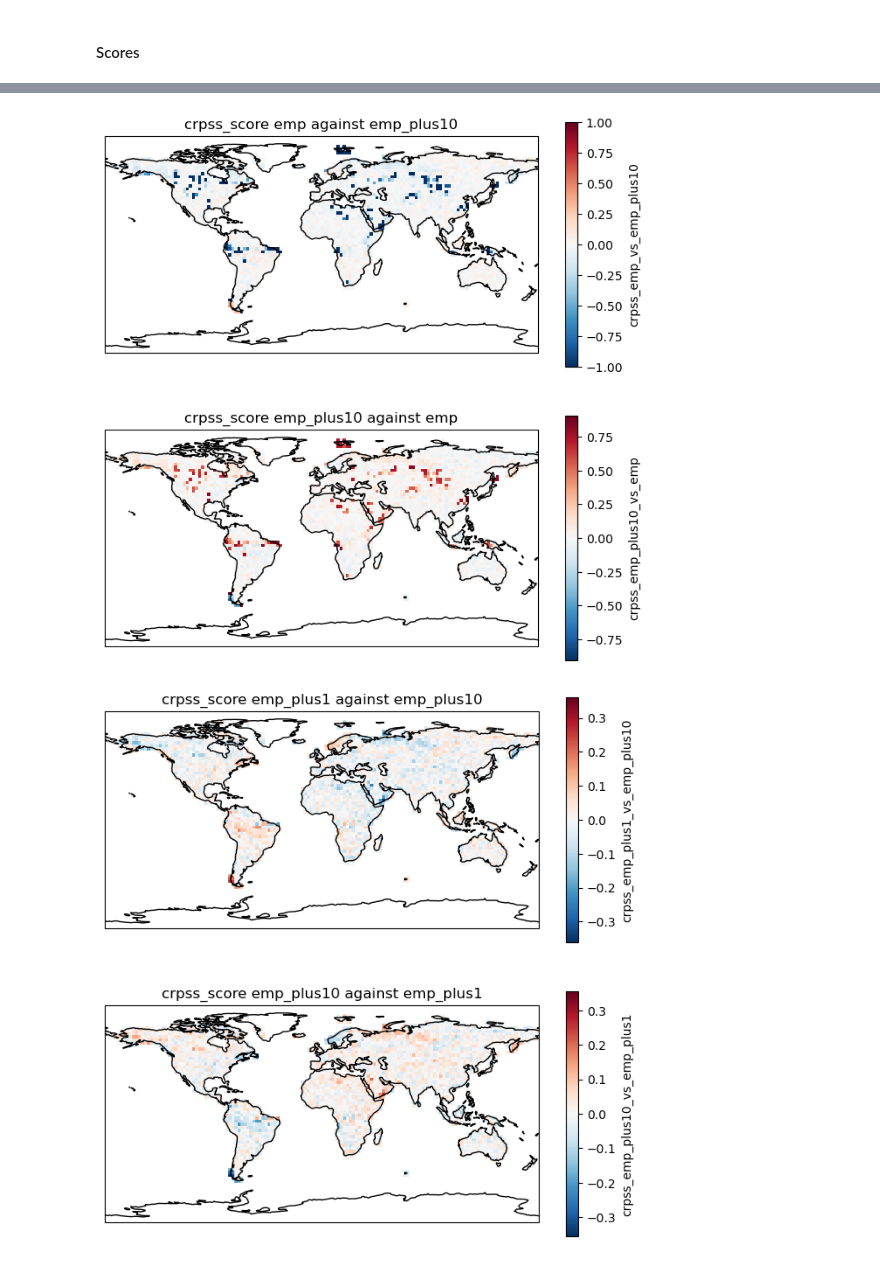
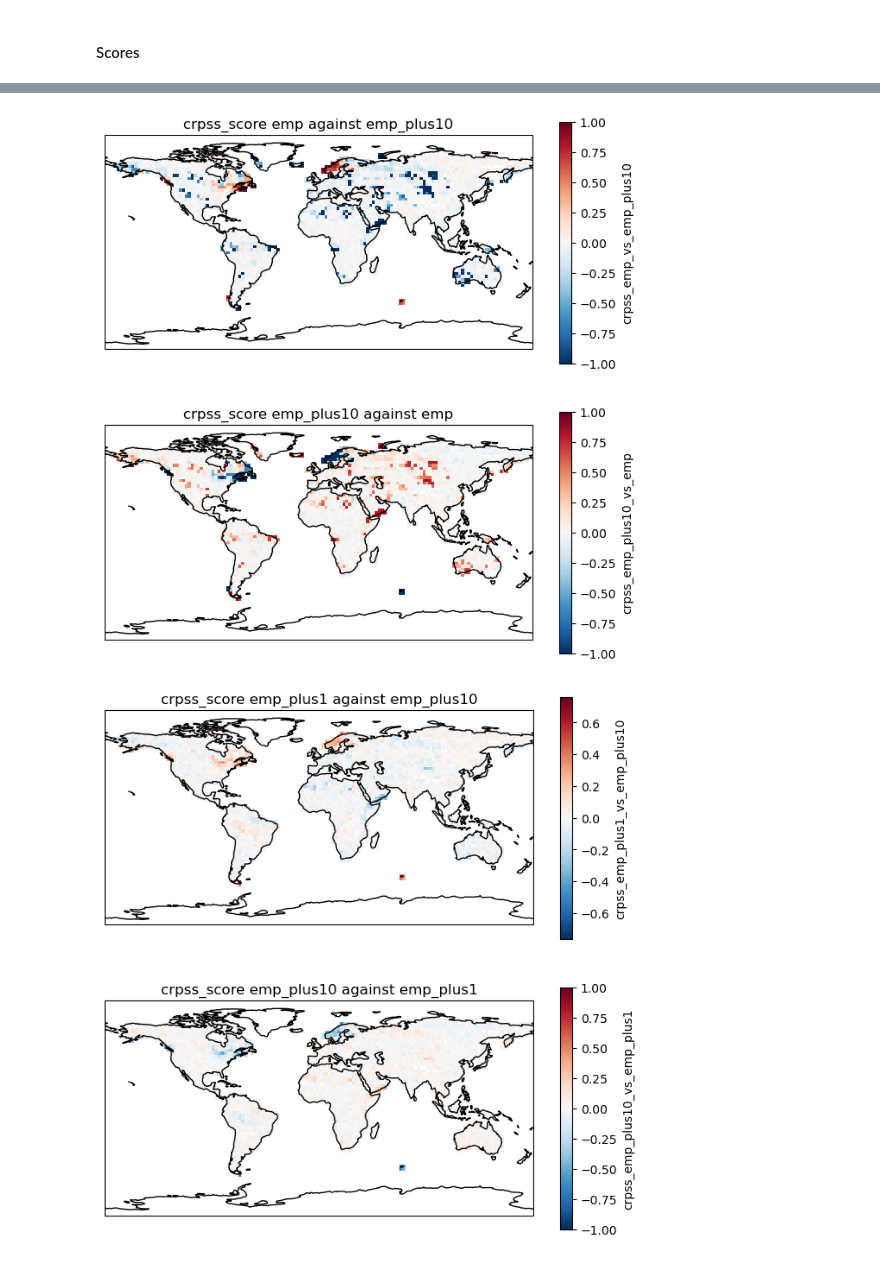
Before and after one commit to pjunghans1234/bachelorarbeit, a Jupyter notebook: Notebooks_variations/2_Maximas/comparison_maximas_crps_score.ipynb, the cells around one changed output, grey strips where cells are left out. Saved outputs shown, nothing was run; the diff lists cells and outputs as text; code cells hidden in the pictures.

Commit message:
Snacpshot_of_the_code_used_for_variants_plots

```diff
--- a/Notebooks_variations/2_Maximas/comparison_maximas_crps_score.ipynb
+++ b/Notebooks_variations/2_Maximas/comparison_maximas_crps_score.ipynb
@@ -15,7 +15,7 @@ import cartopy.crs as ccrs
 # %%
 is_local_data = False
 Month_idx = 4
-safe = False
+safe = True
 start = None
 end = None
 max_depth = 3
@@ -203,5 +206,5 @@ for i, s_key in enumerate(score_keys):
 # %%
-depth = 1
+depth = 2
 
 choice = "emp_plus10"
 
@@ -212,32 +215,34 @@ for i, s_key in enumerate(score_keys):
 
     fig_global_crpss, ax = plt.subplots(
     subplot_kw={"projection": ccrs.PlateCarree()},
     nrows=2,
     ncols=1,
     figsize=(8, 8)
     )
     """
     da = vs.isel(depth=depth).mean("time")[s_key]
     da.plot(ax=ax[0])
     ax[0].coastlines()
     ax[0].set_title(s_key)
 
     da = vs.isel(depth=depth).mean("time")[choice]
     da.plot(ax=ax[1])
     ax[1].coastlines()
     ax[1].set_title(choice)
     """
     da = vs.isel(depth=depth)[f"crpss_{s_key}_vs_{choice}"].clip(min=-1)
     da.plot(ax=ax[0])
     ax[0].coastlines()
     ax[0].set_title(f"crpss_score {s_key} against {choice}")
 
     da = vs.isel(depth=depth)[f"crpss_{choice}_vs_{s_key}"].clip(min=-1)
     da.plot(ax=ax[1])
     ax[1].coastlines()
     ax[1].set_title(f"crpss_score {choice} against {s_key}")
 
     fig_global_crpss.show()
+    if safe:
+        model.save.save_plot(fig_global_crpss, var = "mrsol",scen= "historical", folder = f"MPI-ESM1-2-LR/variations/Maximas/{s_key}_against_{choice}/local{is_local_data}/month{Month_idx}", name=f"start={start},end={end},depth{depth}")
 # %% [output]
-[figure, old version]
+[figure, new version]
-[figure, old version]
+[figure, new version]
```
Also changed, not shown: parts of 5 cells of this notebook, 14 other files.
